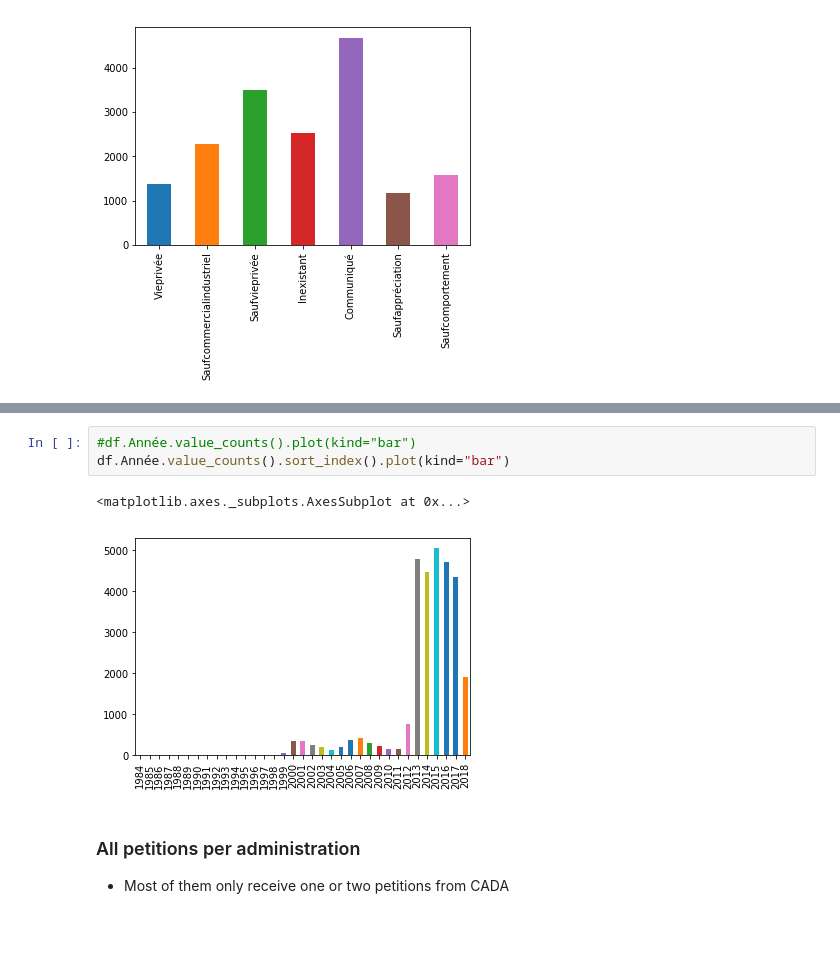
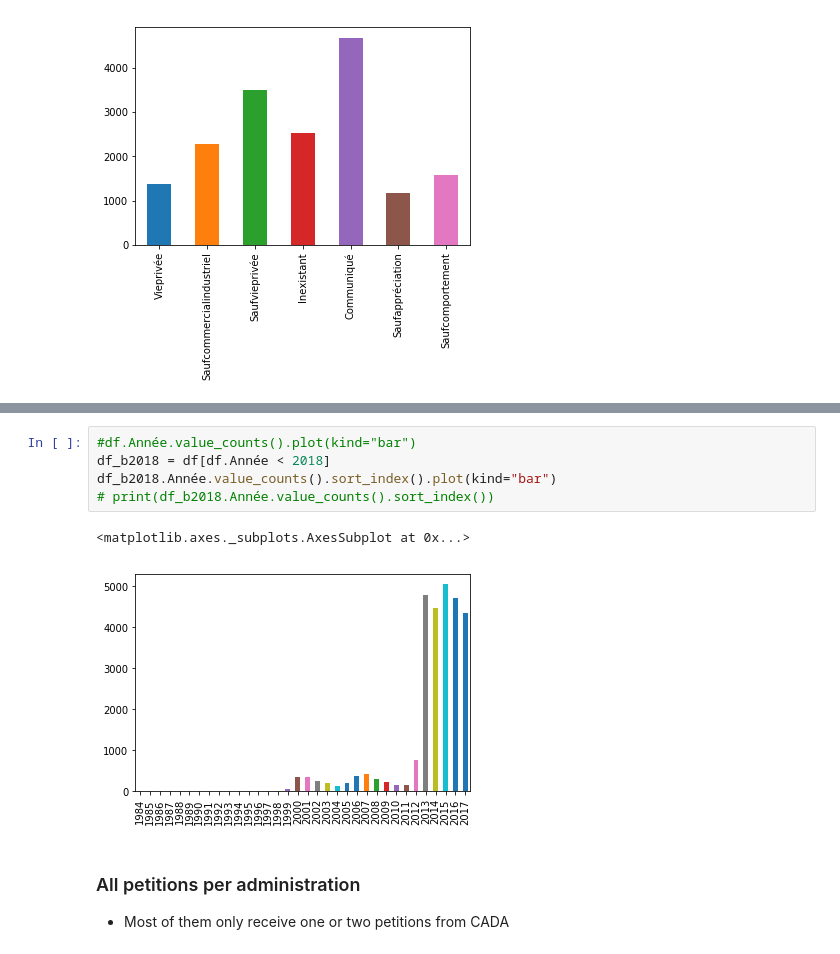
Before and after one commit to etalab/cada_explore, a Jupyter notebook: notebook/cada_explore.ipynb, the cells around one changed output, grey strips where cells are left out. Cells and saved outputs as stored; diff of their text form.

```diff
--- a/notebook/cada_explore.ipynb
+++ b/notebook/cada_explore.ipynb
@@ -212,9 +255,11 @@ pd.Series(sens_motivs_filtered).plot(kind="bar")
 # %%
 #df.Année.value_counts().plot(kind="bar")
-df.Année.value_counts().sort_index().plot(kind="bar")
+df_b2018 = df[df.Année < 2018]
+df_b2018.Année.value_counts().sort_index().plot(kind="bar")
+# print(df_b2018.Année.value_counts().sort_index())
 # %% [output]
 <matplotlib.axes._subplots.AxesSubplot at 0x...>
-[figure, old version]
+[figure, new version]
 # %% [markdown]
 ### All petitions per administration
 * Most of them only receive one or two petitions from CADA
```
Also changed, not shown: parts of 15 cells of this notebook.
